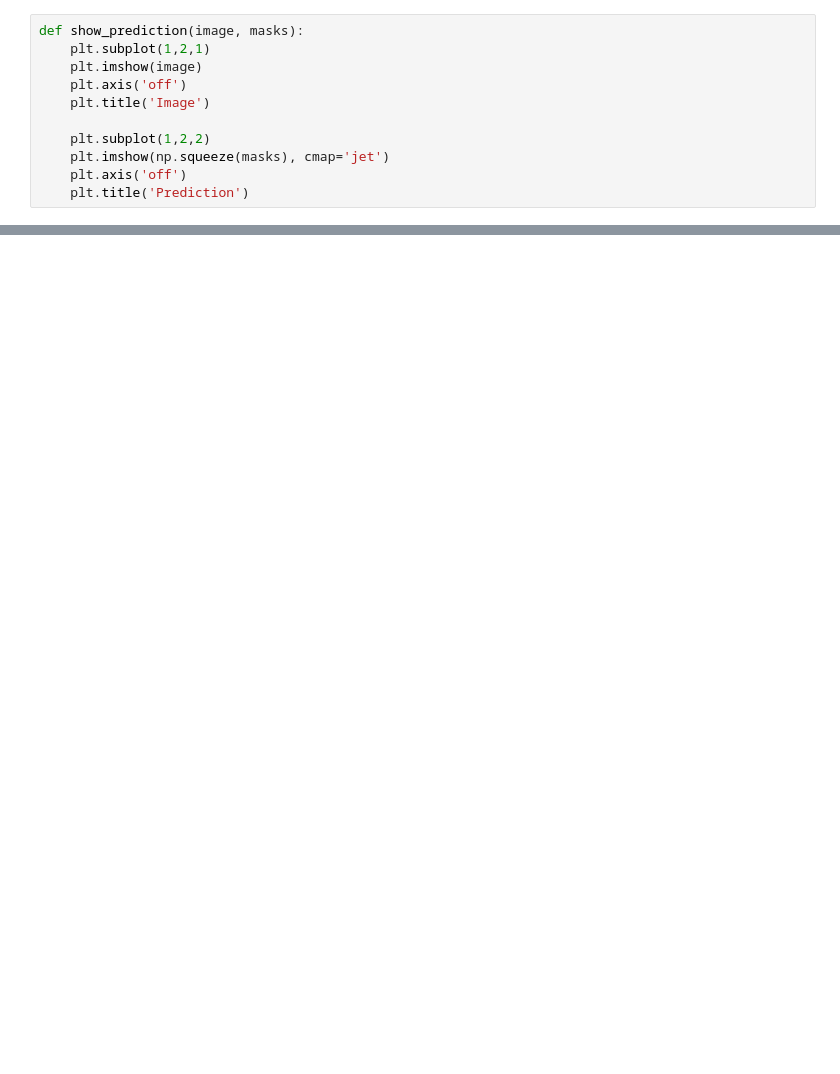
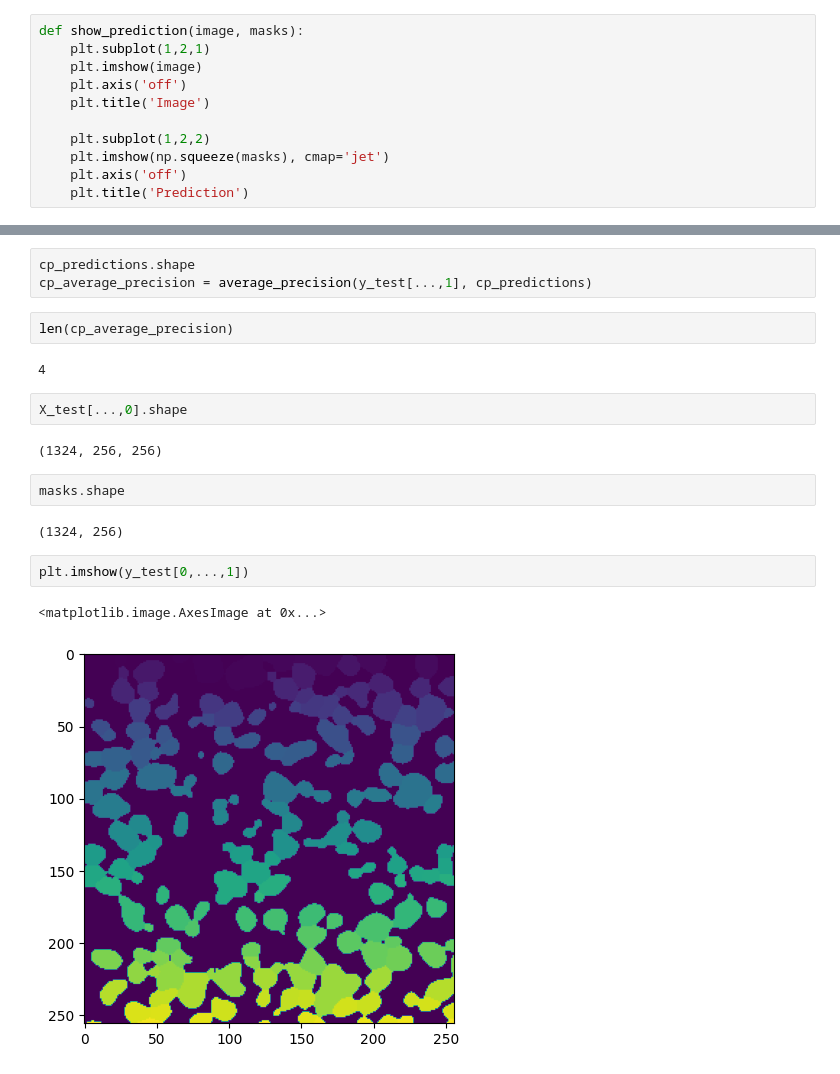
Before and after one commit to uw-loci/curvelets, a Jupyter notebook: src/CurveAlign_CT-FIRE/Cellanalysis/toolevaluation/test_tissuenet.ipynb, the cells around one changed output, grey strips where cells are left out. Drawn from its saved outputs; the diff is of its cells as text; blank space fills up the shorter version.

```diff
--- a/src/CurveAlign_CT-FIRE/Cellanalysis/toolevaluation/test_tissuenet.ipynb
+++ b/src/CurveAlign_CT-FIRE/Cellanalysis/toolevaluation/test_tissuenet.ipynb
@@ -68,0 +65,20 @@ AttributeError: 'tuple' object has no attribute 'shape'
+# %%
+cp_predictions.shape
+cp_average_precision = average_precision(y_test[...,1], cp_predictions)
+# %%
+len(cp_average_precision)
+# %% [output]
+4
+# %%
+X_test[...,0].shape
+# %% [output]
+(1324, 256, 256)
+# %%
+masks.shape
+# %% [output]
+(1324, 256)
+# %%
+plt.imshow(y_test[0,...,1])
+# %% [output]
+<matplotlib.image.AxesImage at 0x...>
+[figure, added]
```
Also changed, not shown: parts of 11 cells of this notebook.
